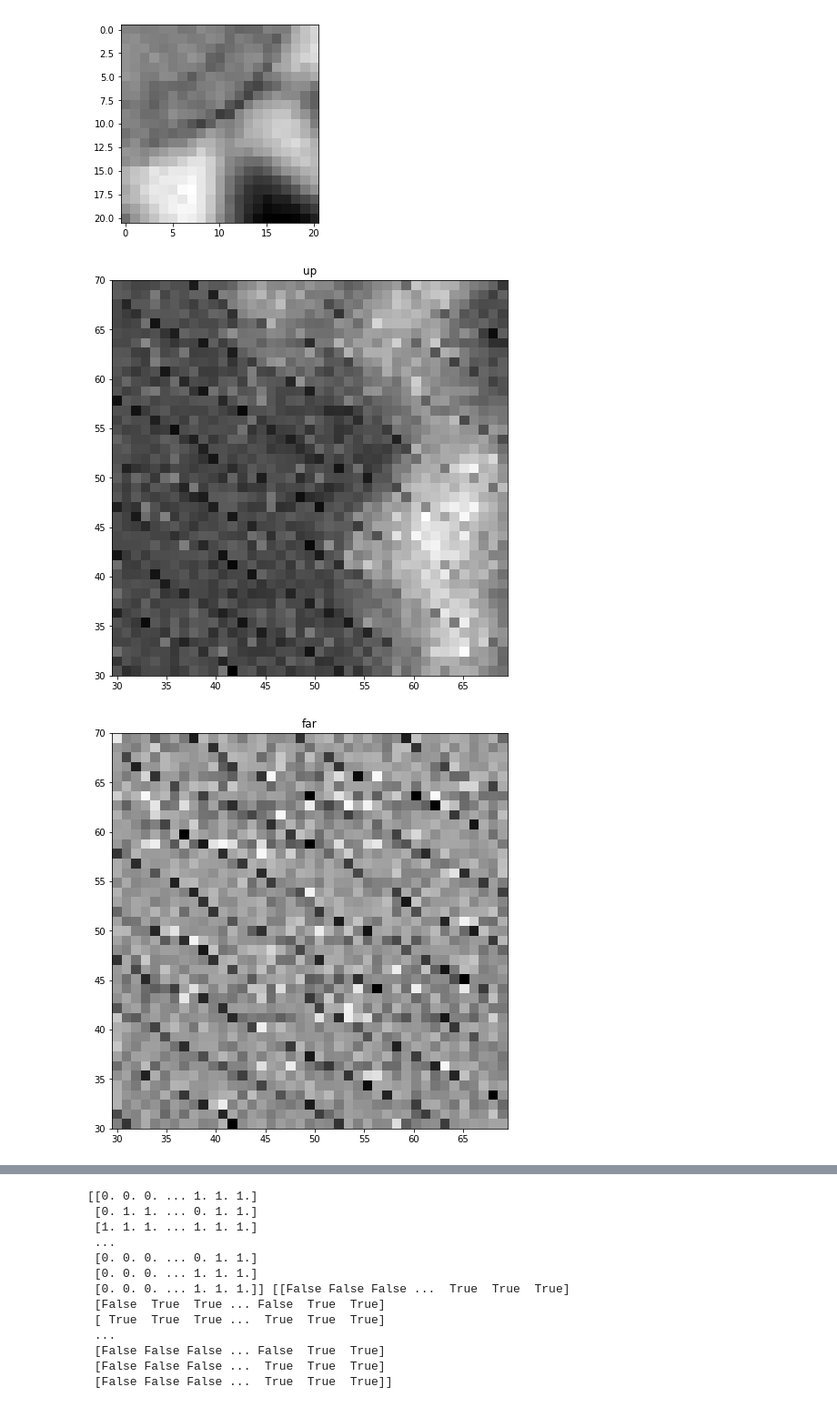
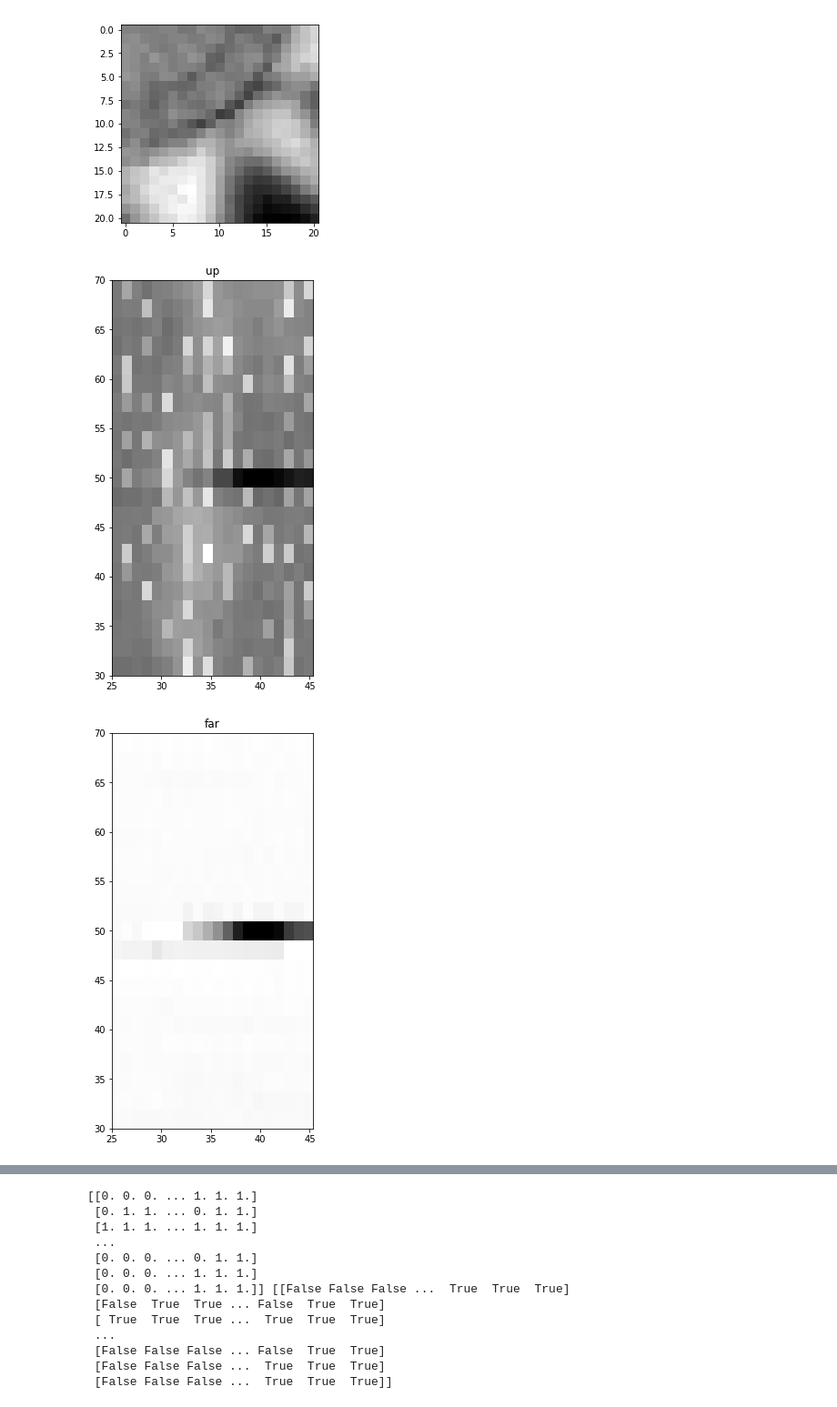
Before and after one commit to simply-nicky/p07_dp, a Jupyter notebook: data_process.ipynb, the cells around one changed output, grey strips where cells are left out. Shown: that part at 91% size. Cells and saved outputs as stored; diff of their text form; code cells hidden in the pictures.

```diff
--- a/data_process.ipynb
+++ b/data_process.ipynb
@@ -33,20 +33,21 @@ plt.show()
 [figure]
 [figure]
 # %%
-scan_file = h5py.File(output_path_scan.format(299), 'r')
+scan_file = h5py.File(output_path_scan.format(302), 'r')
 fast_crds, slow_crds = scan_file[fast_crds_path][:], scan_file[slow_crds_path][:]
 fast_size, slow_size = scan_file["scan_size/fast_size"][()], scan_file["scan_size/slow_size"][()]
 scans = dict([(detector, scan_file[path][:]) for detector, path in scan_paths.items()])
 # %%
 %matplotlib inline
-vmins = [1.002, 1.002, 1.005]
-vmaxs = [1.001, 1.001, 1.003]
+vmins = np.repeat(1.1, 3)
+vmaxs = np.repeat(1., 3)
 for (detector, scan), vmin, vmax in zip(scans.items(), vmins, vmaxs):
+    scan = scan.ravel()[:420].reshape((fast_size, slow_size-1))
     fig, ax = plt.subplots(figsize=(8, 8))
     ax.imshow(scan, cmap='gist_gray', vmin=vmin * scan.min(), vmax=vmax * scan.max(),
               extent=[fast_crds.min(), fast_crds.max(), slow_crds.min(), slow_crds.max()])
     ax.set_title(detector)
 plt.show()
 # %% [output]
-[figure, old version]
+[figure, new version]
-[figure, old version]
+[figure, new version]
```
Also changed, not shown: parts of 1 cell of this notebook, 1 other file.
